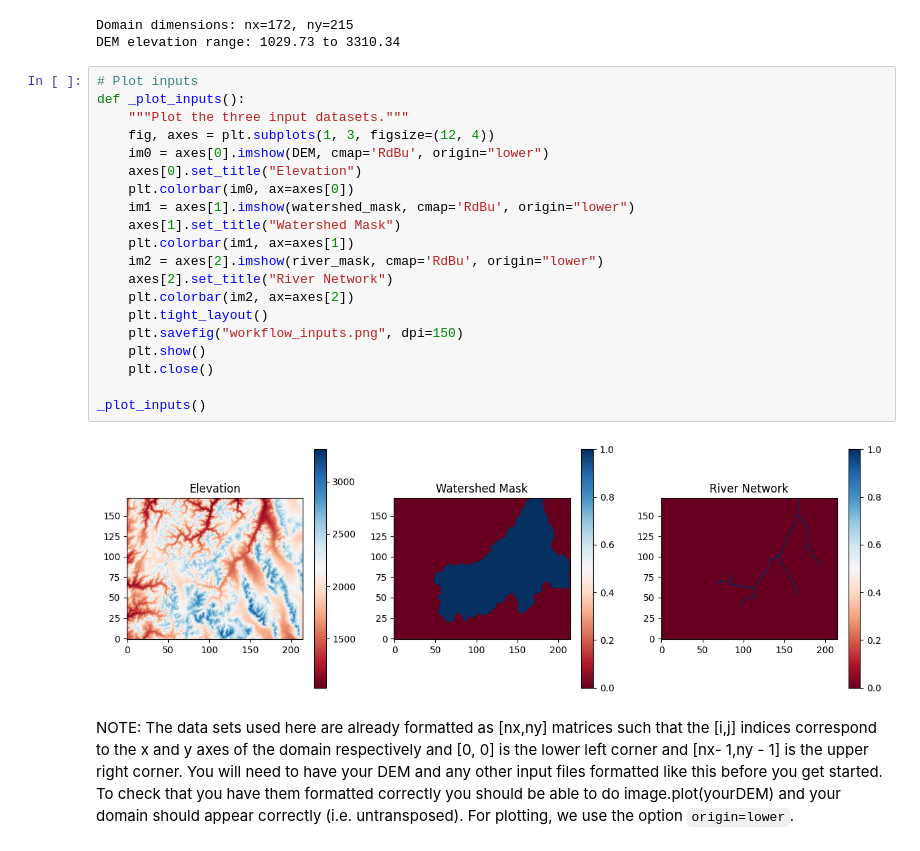
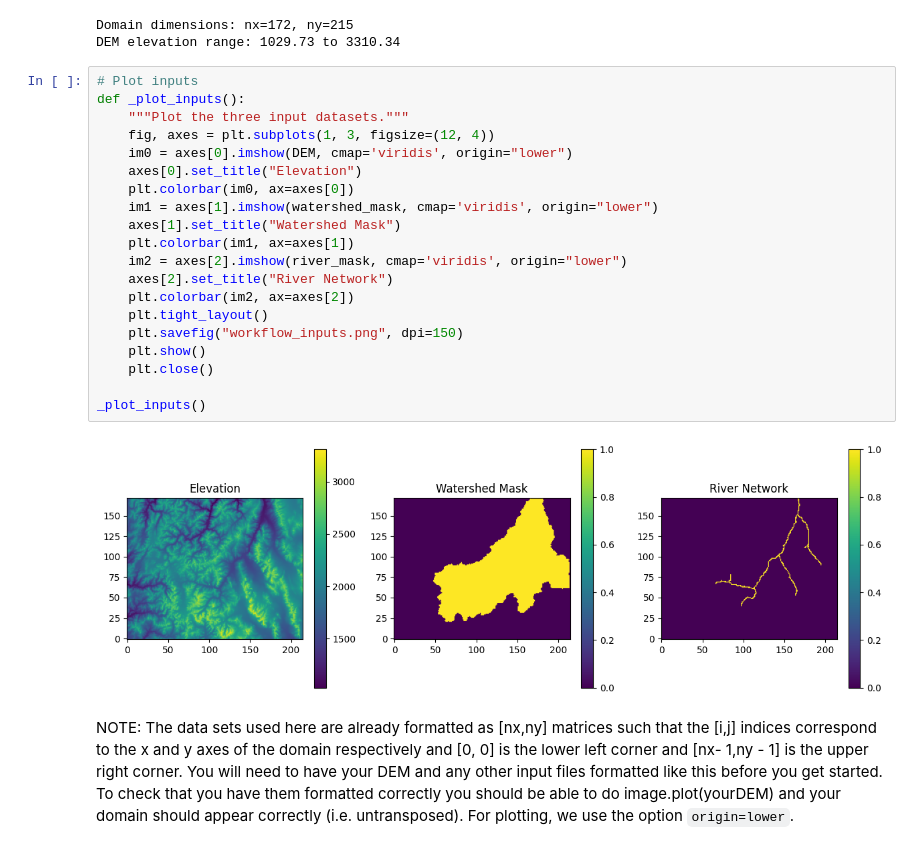
Before and after one commit to hydroframe/priority_flow, a Jupyter notebook: docs/notebooks/Workflow_Example_Notebook.ipynb, the cells around one changed output. Cells and saved outputs as stored; diff of their text form.

```diff
--- a/docs/notebooks/Workflow_Example_Notebook.ipynb
+++ b/docs/notebooks/Workflow_Example_Notebook.ipynb
@@ -50,25 +50,25 @@ DEM elevation range: 1029.73 to 3310.34
 # %%
 # Plot inputs
 def _plot_inputs():
     """Plot the three input datasets."""
     fig, axes = plt.subplots(1, 3, figsize=(12, 4))
-    im0 = axes[0].imshow(DEM, cmap='RdBu', origin="lower")
+    im0 = axes[0].imshow(DEM, cmap='viridis', origin="lower")
     axes[0].set_title("Elevation")
     plt.colorbar(im0, ax=axes[0])
-    im1 = axes[1].imshow(watershed_mask, cmap='RdBu', origin="lower")
+    im1 = axes[1].imshow(watershed_mask, cmap='viridis', origin="lower")
     axes[1].set_title("Watershed Mask")
     plt.colorbar(im1, ax=axes[1])
-    im2 = axes[2].imshow(river_mask, cmap='RdBu', origin="lower")
+    im2 = axes[2].imshow(river_mask, cmap='viridis', origin="lower")
     axes[2].set_title("River Network")
     plt.colorbar(im2, ax=axes[2])
     plt.tight_layout()
     plt.savefig("workflow_inputs.png", dpi=150)
     plt.show()
     plt.close()
 
 _plot_inputs()
 # %% [output]
-[figure, old version]
+[figure, new version]
 # %% [markdown]
 NOTE: The data sets used here are already formatted as [nx,ny] matrices such that the [i,j] indices correspond to the x and y axes of the domain respectively and [0, 0] is the lower left corner and [nx- 1,ny - 1] is the upper right corner. You will need to have your DEM and any other input files formatted like this before you get started. To check that you have them formatted correctly you should be able to do image.plot(yourDEM) and your domain should appear correctly (i.e. untransposed). For plotting, we use the option `origin=lower`.
 # %% [markdown]
```
